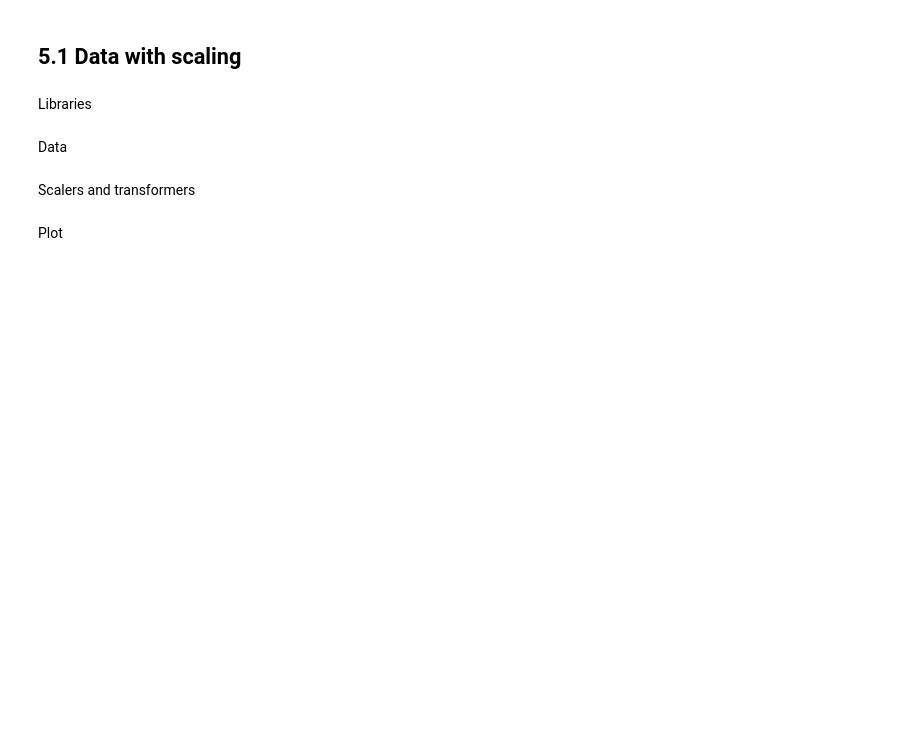
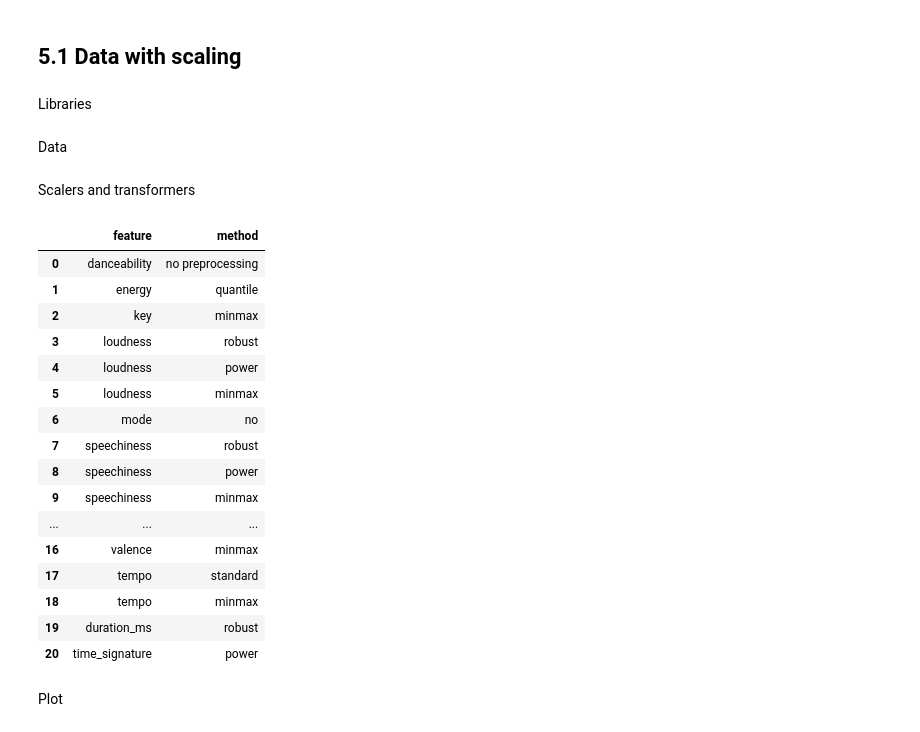
Before and after one commit to gastan81/unsupervised-ml, a Jupyter notebook: 3_analysing_k_means__choosing_k.ipynb, the cells around one changed output. Drawn from its saved outputs; the diff is of its cells as text; code cells hidden in the pictures; blank space fills up the shorter version.

```diff
--- a/3_analysing_k_means__choosing_k.ipynb
+++ b/3_analysing_k_means__choosing_k.ipynb
@@ -291,18 +291,37 @@ Scalers and transformers
 # %%
 preprocessing_dict = {'danceability': ['no preprocessing'],
            'energy': ['quantile'],
            'key': ['minmax'],
-           'loudness': ['power'],
+           'loudness': ['robust','power', 'minmax'],
            'mode': ['no'],
-           'speechiness': ['power'],
+           'speechiness': ['robust', 'power', 'minmax'],
            'acousticness': ['quantile'],
-           'instrumentalness': ['power'],
-           'liveness': ['power'],
-           'valence': ['power'],
+           'instrumentalness': ['power', 'minmax'],
+           'liveness': ['power', 'minmax'],
+           'valence': ['power', 'minmax'],
            'tempo': ['standard', 'minmax'],
            'duration_ms': ['robust'],
            'time_signature': ['power']}
 preprocessing_df = pd.DataFrame([(key, feature) for key, features in preprocessing_dict.items() for feature in features], columns=["feature", "method"])
+preprocessing_df
+# %% [output]
+|  | feature | method |
+| 0 | danceability | no preprocessing |
+| 1 | energy | quantile |
+| 2 | key | minmax |
+| 3 | loudness | robust |
+| 4 | loudness | power |
+| 5 | loudness | minmax |
+| 6 | mode | no |
+| 7 | speechiness | robust |
+| 8 | speechiness | power |
+| 9 | speechiness | minmax |
+| ... | ... | ... |
+| 16 | valence | minmax |
+| 17 | tempo | standard |
+| 18 | tempo | minmax |
+| 19 | duration_ms | robust |
+| 20 | time_signature | power |
 # %%
 songs5000_preprocessed_df = songs5000_df.copy()
 
```
Also changed, not shown: parts of 12 cells of this notebook.
